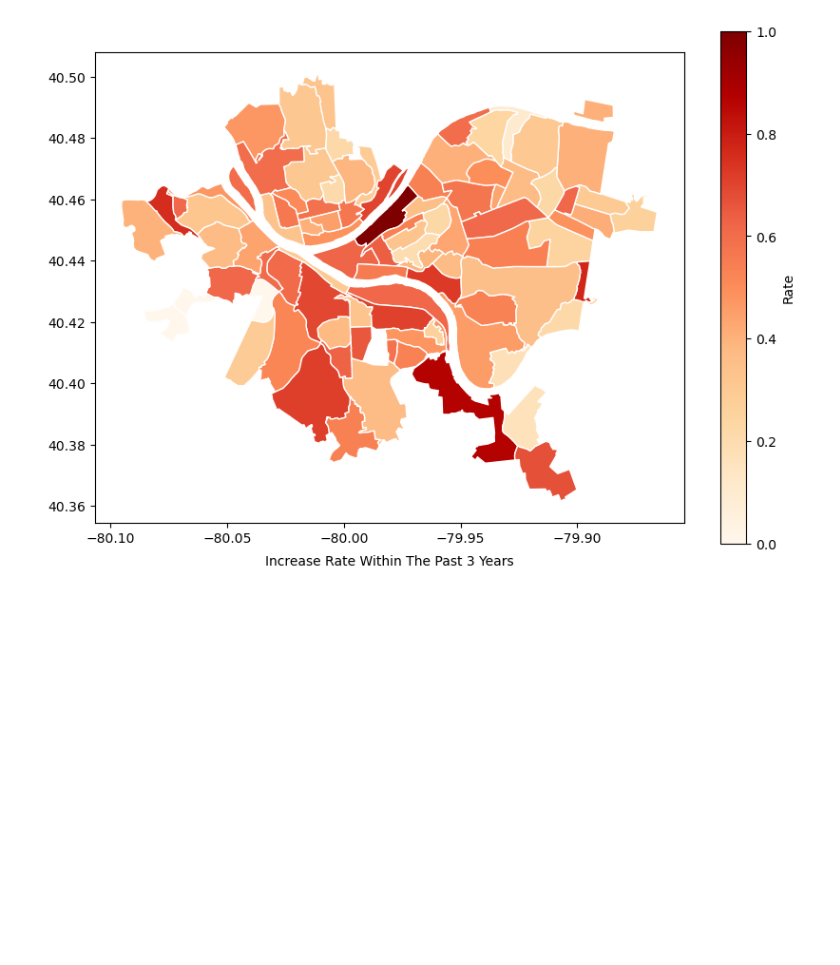
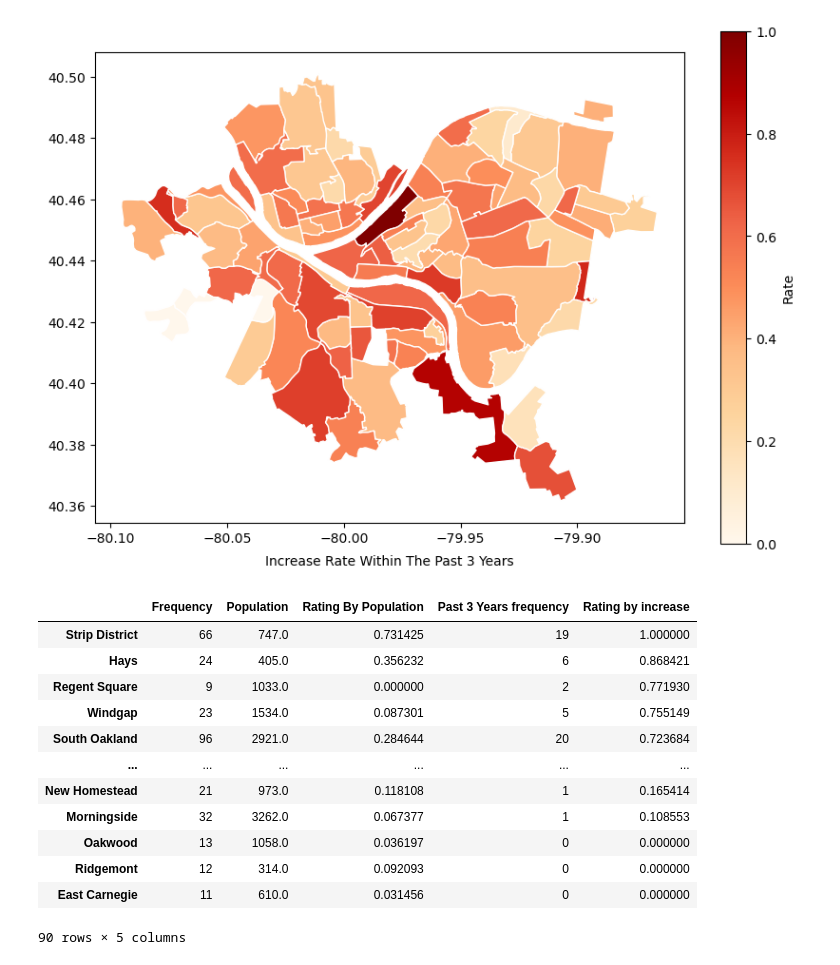
Before and after one commit to XianyuZhao04/CMPINF-0010-FinalProject, a Jupyter notebook: viTran_noteBook.ipynb, the cells around one changed output. Cells and saved outputs as stored; diff of their text form; code cells hidden in the pictures; blank space fills up the shorter version.

```diff
--- a/viTran_noteBook.ipynb
+++ b/viTran_noteBook.ipynb
@@ -373,3 +373,19 @@ plt.xlabel("Increase Rate Within The Past 3 Years", labelpad=7)
 # %% [output]
 Text(0.5, 69.97084282383948, 'Increase Rate Within The Past 3 Years')
 [figure]
+# %%
+fire_incidents_neighborhood
+# %% [output]
+|  | Frequency | Population | Rating By Population | Past 3 Years frequency | Rating by increase |
+| Strip District | 66 | 747.0 | 0.731425 | 19 | 1.000000 |
+| Hays | 24 | 405.0 | 0.356232 | 6 | 0.868421 |
+| Regent Square | 9 | 1033.0 | 0.000000 | 2 | 0.771930 |
+| Windgap | 23 | 1534.0 | 0.087301 | 5 | 0.755149 |
+| South Oakland | 96 | 2921.0 | 0.284644 | 20 | 0.723684 |
+| ... | ... | ... | ... | ... | ... |
+| New Homestead | 21 | 973.0 | 0.118108 | 1 | 0.165414 |
+| Morningside | 32 | 3262.0 | 0.067377 | 1 | 0.108553 |
+| Oakwood | 13 | 1058.0 | 0.036197 | 0 | 0.000000 |
+| Ridgemont | 12 | 314.0 | 0.092093 | 0 | 0.000000 |
+| East Carnegie | 11 | 610.0 | 0.031456 | 0 | 0.000000 |
+90 rows × 5 columns
```
Also changed, not shown: parts of 6 cells of this notebook.
